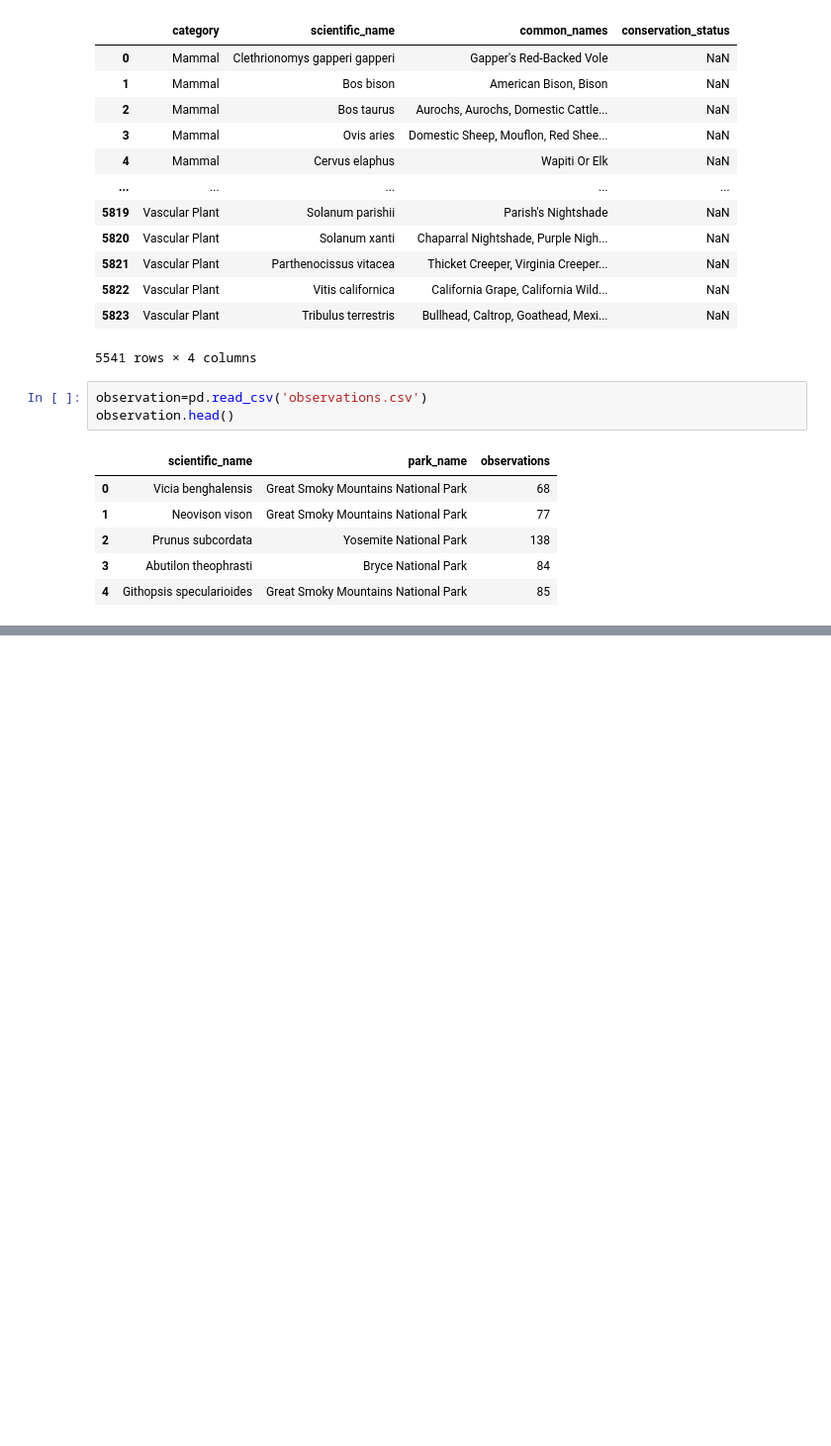
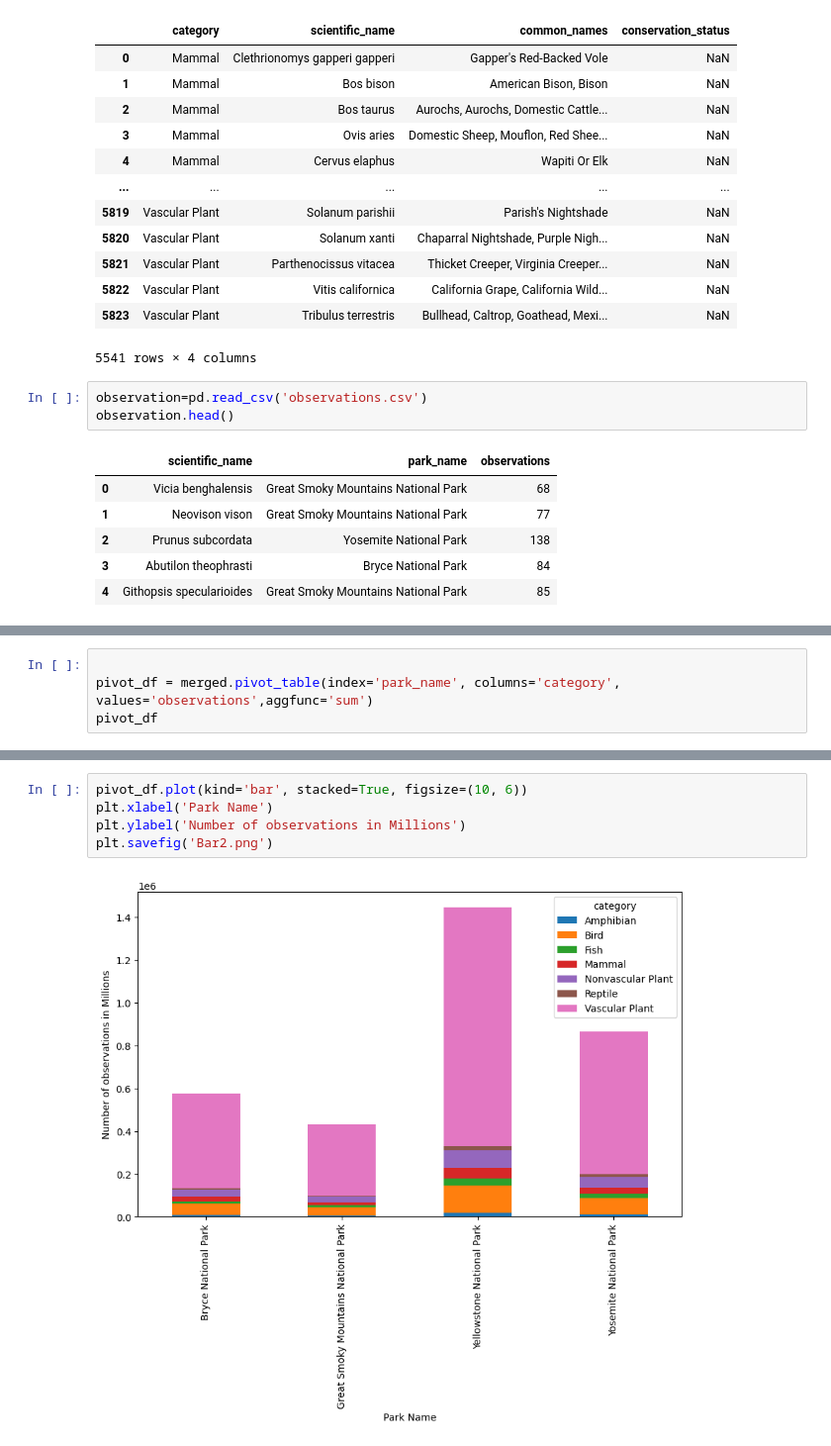
Before and after one commit to Joao-Gabriel05/National_Parks, a Jupyter notebook: biodiversity.ipynb, the cells around one changed output, grey strips where cells are left out. Shown: that part at 99% size. Drawn from its saved outputs; the diff is of its cells as text; blank space fills up the shorter version.

```diff
--- a/biodiversity.ipynb
+++ b/biodiversity.ipynb
@@ -40,0 +60,4 @@ merged.head()
+# %%
+
+pivot_df = merged.pivot_table(index='park_name', columns='category', values='observations',aggfunc='sum')
+pivot_df
@@ -40,0 +71,7 @@ merged.head()
+# %%
+pivot_df.plot(kind='bar', stacked=True, figsize=(10, 6))
+plt.xlabel('Park Name')
+plt.ylabel('Number of observations in Millions')
+plt.savefig('Bar2.png')
+# %% [output]
+[figure, added]
```
Also changed, not shown: parts of 4 cells of this notebook, 2 other files.
